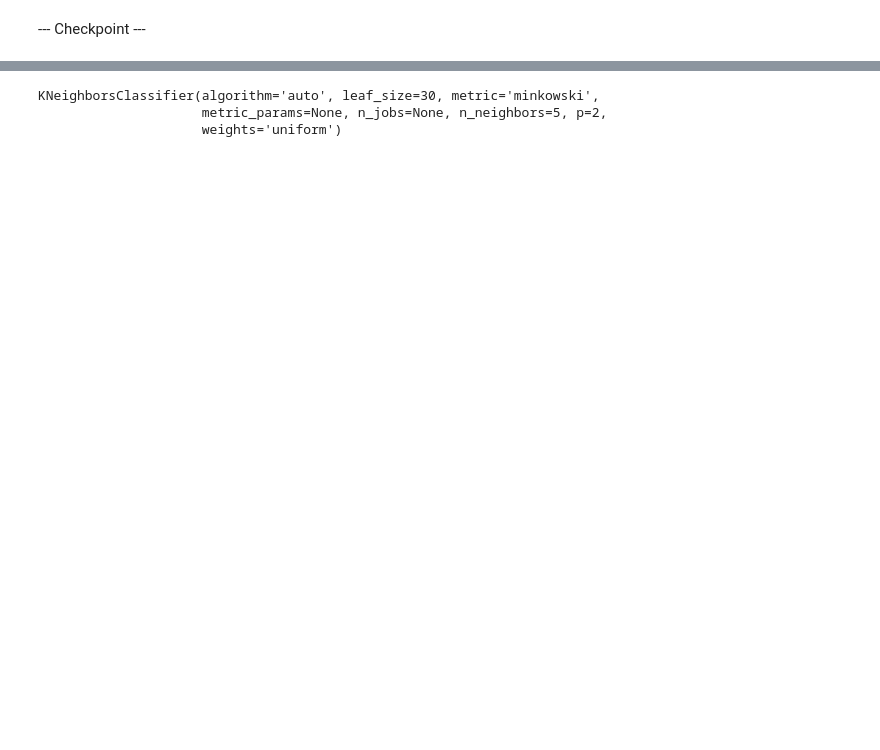
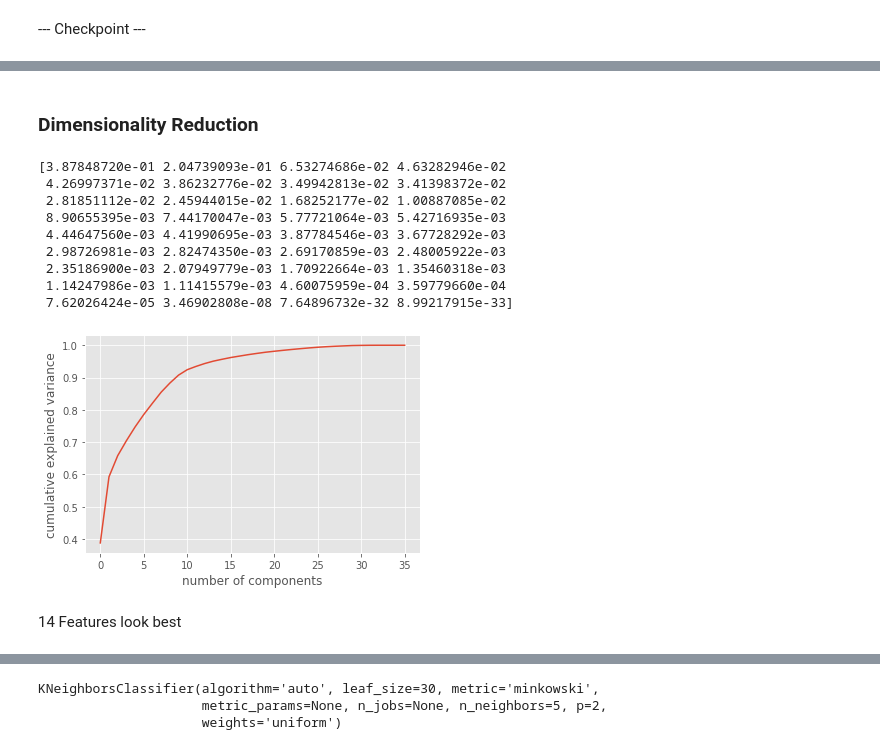
Before and after one commit to josephbrockw/stock_growth_indicator, a Jupyter notebook: student.ipynb, the cells around one changed output, grey strips where cells are left out. Saved outputs shown, nothing was run; the diff lists cells and outputs as text; code cells hidden in the pictures; blank space fills up the shorter version.

```diff
--- a/student.ipynb
+++ b/student.ipynb
@@ -441,9 +465,9 @@ df.to_csv('average_by_month.csv')
 # %% [markdown]
 --- Checkpoint ---
 # %%
-# data = pd.read_csv('average_by_month_january.csv', index_col=0)
-data = pd.read_csv('average_by_month.csv', index_col=0)
-data.info()
+# df = pd.read_csv('average_by_month_january.csv', index_col=0)
+df = pd.read_csv('average_by_month.csv', index_col=0)
+df.info()
 # %% [output]
 <class 'pandas.core.frame.DataFrame'>
 Int64Index: 12344 entries, 0 to 12343
@@ -473,4 +499,8 @@ Our next step it to standardize all the data. We don't want certain features to
+# %%
+# Split categorical data from numeric
+numeric = X.iloc[:, 0:-11]
+categorical = X.iloc[:, -11:]
 # %%
 from sklearn.preprocessing import StandardScaler
 scaler = StandardScaler()
-X = scaler.fit_transform(X)
+numeric_scaled = scaler.fit_transform(numeric)
@@ -488,0 +507,6 @@ Name: growth_category, dtype: int64
+# %%
+# Put them back together
+numeric = pd.DataFrame(numeric_scaled, columns=numeric.columns)
+categorical = pd.DataFrame(categorical)
+X = pd.concat([numeric, categorical], axis=1)
+X.info()
@@ -488,0 +531,25 @@ Name: growth_category, dtype: int64
+# %% [markdown]
+### Dimensionality Reduction
+# %%
+from sklearn.decomposition import PCA
+pca = PCA(n_components = None)
+X_reduced = pca.fit_transform(X)
+
+print(pca.explained_variance_ratio_)
+
+plt.plot(np.cumsum(pca.explained_variance_ratio_))
+plt.xlabel('number of components')
+plt.ylabel('cumulative explained variance');
+# %% [output]
+[3.87848720e-01 2.04739093e-01 6.53274686e-02 4.63282946e-02
+ 4.26997371e-02 3.86232776e-02 3.49942813e-02 3.41398372e-02
+ 2.81851112e-02 2.45944015e-02 1.68252177e-02 1.00887085e-02
+ 8.90655395e-03 7.44170047e-03 5.77721064e-03 5.42716935e-03
+ 4.44647560e-03 4.41990695e-03 3.87784546e-03 3.67728292e-03
+ 2.98726981e-03 2.82474350e-03 2.69170859e-03 2.48005922e-03
+ 2.35186900e-03 2.07949779e-03 1.70922664e-03 1.35460318e-03
+ 1.14247986e-03 1.11415579e-03 4.60075959e-04 3.59779660e-04
+ 7.62026424e-05 3.46902808e-08 7.64896732e-32 8.99217915e-33]
+[figure, added]
+# %% [markdown]
+14 Features look best
```
Also changed, not shown: parts of 83 cells of this notebook, 5 other files.
